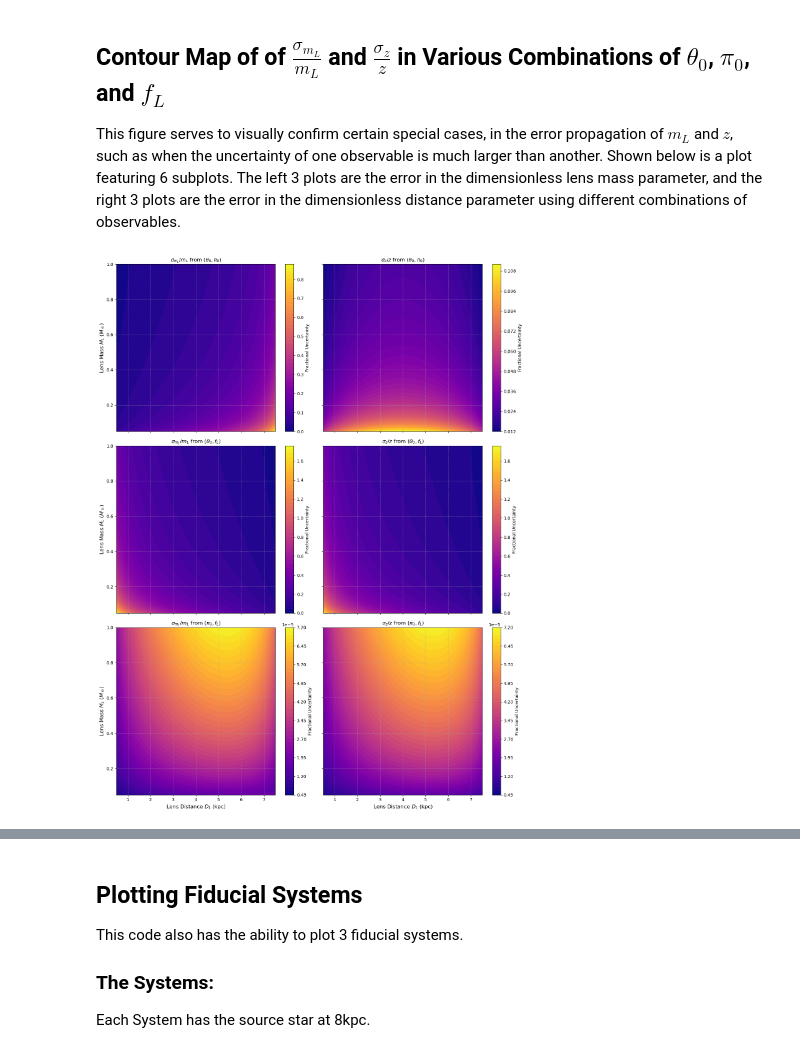
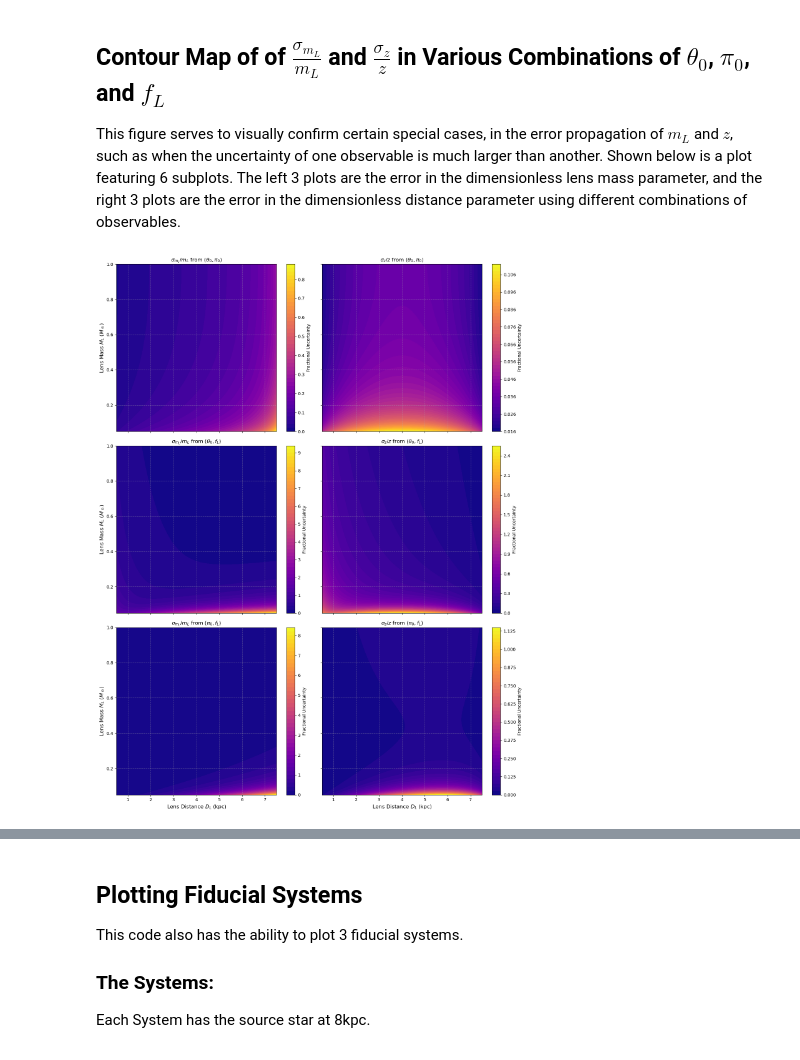
Before and after one commit to truskoa1/Roman-Microlensing-Mass-Distance, a Jupyter notebook: analysis.ipynb, the cells around one changed output, grey strips where cells are left out. Cells and saved outputs as stored; diff of their text form; code cells hidden in the pictures.

Commit message:
Changes Made:
analysis.ipynb: I added in a gradient plot that fixes the relative uncertainty and analyzed it.

```diff
--- a/analysis.ipynb
+++ b/analysis.ipynb
@@ -148,8 +149,8 @@ alpha = 2.0       # Mass-luminosity index
 
 # absolute measurement precisions
 sigma_theta_abs = 0.05
-sigma_pi_abs    = 1e-4
-sigma_flux_abs  = 1e-7
+sigma_pi_abs    = 0.05
+sigma_flux_abs  = 0.05
 
 # Create physical grid: ML (Solar Masses) vs DL (kpc)
 ml_grid = np.linspace(0.05, 1.0, 200)   # Mass grid
@@ -192,31 +193,31 @@ sig_m_pi_f = np.sqrt(((B + 1.0) / (4.0 * B) * err_f)**2 + ((B - 1.0) / B * err_p
 sig_z_pi_f = ((2.0 * z - 2.0) / (2.0 * z - 1.0)) * np.sqrt((1.0 / 16.0) * (err_f**2) + err_pi**2) * grid_ones # [cite: 55]
 
 # Plotting Configuration
 fig, axes = plt.subplots(3, 2, figsize=(14, 18), sharex=True, sharey=True)
 plots_data = [
     (sig_m_theta_pi, r"$\sigma_{m_L}/m_L$ from $(\theta_0, \pi_0)$"),
     (sig_z_theta_pi, r"$\sigma_z/z$ from $(\theta_0, \pi_0)$"),
     (sig_m_theta_f,  r"$\sigma_{m_L}/m_L$ from $(\theta_0, f_L)$"),
     (sig_z_theta_f,  r"$\sigma_z/z$ from $(\theta_0, f_L)$"),
     (sig_m_pi_f,     r"$\sigma_{m_L}/m_L$ from $(\pi_0, f_L)$"),
     (sig_z_pi_f,     r"$\sigma_z/z$ from $(\pi_0, f_L)$")
 ]
 
 for ax, (data, title) in zip(axes.flatten(), plots_data):
     contour = ax.contourf(DL, ML, data, levels=50, cmap="plasma")
     cbar = fig.colorbar(contour, ax=ax)
     cbar.set_label("Fractional Uncertainty", fontsize=10)
 
     ax.set_title(title, fontsize=12)
     ax.grid(True, linestyle="--", alpha=0.5)
 
 # Set global labels
 for ax in axes[-1, :]:
     ax.set_xlabel(r"Lens Distance $D_L$ (kpc)", fontsize=12)
 for ax in axes[:, 0]:
     ax.set_ylabel(r"Lens Mass $M_L$ ($M_\odot$)", fontsize=12)
 
 plt.tight_layout()
 plt.show()
 # %% [output]
-[figure, old version]
+[figure, new version]
```
Also changed, not shown: parts of 4 cells of this notebook.
